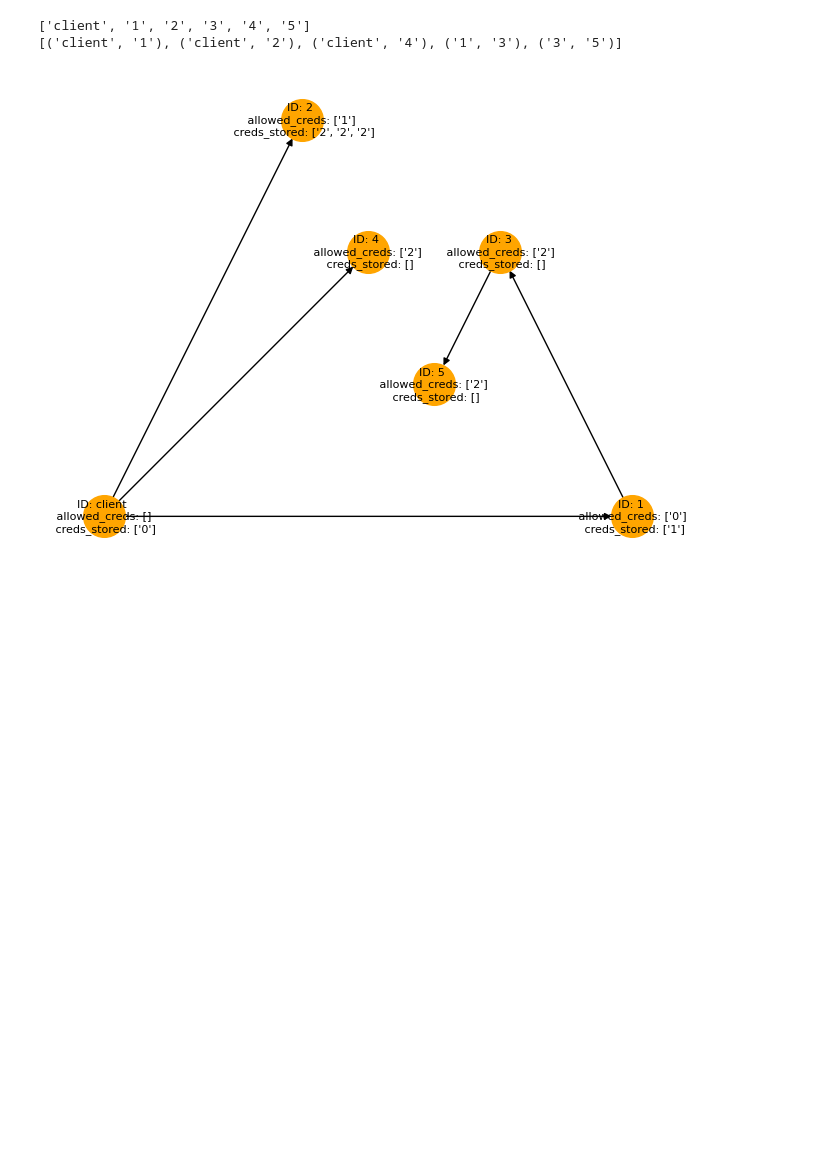
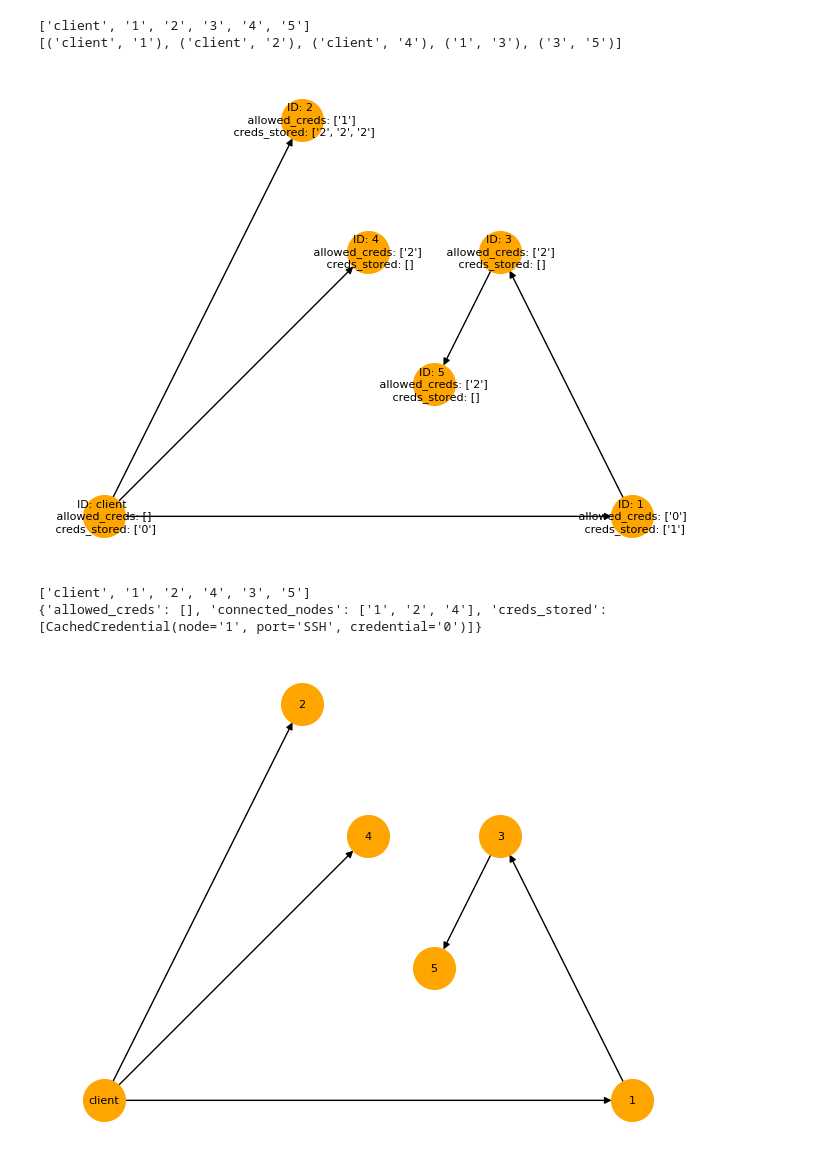
Before and after one commit to matthewScohen/CIRL-CyberBattleSim, a Jupyter notebook: notebooks/network-to-game-graph.ipynb, the cells around one changed output. Cells and saved outputs as stored; diff of their text form; code cells hidden in the pictures; blank space fills up the shorter version.

Commit message:
added code to serialize networks for importing into ggsolver

```diff
--- a/notebooks/network-to-game-graph.ipynb
+++ b/notebooks/network-to-game-graph.ipynb
@@ -114,5 +114,76 @@ pos = nx.planar_layout(network)
 nx.draw(network, pos=pos, with_labels=True, node_color="orange", node_size=900, labels=node_labels, font_size=8)
 # %% [output]
 [figure]
+# %%
+from networkx.readwrite import json_graph
+import json
+
+client_node = SimpleNode( name="client",
+                allowed_credentials =[],
+                connected_nodes =["1", "2", "4"],
+                leaked_credentials = [
+                    model.CachedCredential(node="1", port="SSH", credential="0")
+                ]
+               )
+simple_node_1 = SimpleNode( name="1",
+                allowed_credentials =["0"],
+                connected_nodes =["3"],
+                leaked_credentials = [
+                    model.CachedCredential(node="2", port="SSH", credential="1"),
+                ]
+               )
+simple_node_2 = SimpleNode( name="2",
+                allowed_credentials =["1"],
+                connected_nodes =[],
+                leaked_credentials = [
+                    model.CachedCredential(node="4", port="SSH", credential="2"),
+                    model.CachedCredential(node="3", port="SSH", credential="2"),
+                    model.CachedCredential(node="5", port="SSH", credential="2"),
+                ]
+               )
+simple_node_3 = SimpleNode( name="3",
+                allowed_credentials =["2"],
+                connected_nodes =["5"],
+                leaked_credentials = []
+               )
+simple_node_4 = SimpleNode( name="4",
+                allowed_credentials =["2"],
+                connected_nodes =[],
+                leaked_credentials = []
+               )
+
+simple_node_5 = SimpleNode( name="5",
+                allowed_credentials =["2"],
+                connected_nodes =[],
+                leaked_credentials = []
+               )
+nodes_list = [client_node, simple_node_1, simple_node_2, simple_node_3, simple_node_4, simple_node_5]
+
+def create_seralizable_network(simple_nodes):
+    """
+    Creates a network that can be seralized by json_graph.adjacency_data, the normal cbs networks use NodeInfo objects in the graphs and
+    they are not seralizable.
+    """
+    network = nx.DiGraph()
+    for simple_node in simple_nodes:
+        network.add_node(simple_node.name, allowed_creds=simple_node.allowed_credentials, connected_nodes=simple_node.connected_nodes, creds_stored=simple_node.leaked_credentials)
+        for connected_node in simple_node.connected_nodes:
+            network.add_edge(simple_node.name, connected_node)
+    return network
+
+network = create_seralizable_network(nodes_list)
+data = json_graph.adjacency_data(network)
+with open('network.json', 'w') as f:
+    json.dump(data, f)
+
+print(network.nodes)
+print(network.nodes["client"])
+
+pos = nx.planar_layout(network)
+nx.draw(network, pos=pos, with_labels=True, node_color="orange", node_size=900, font_size=8)
+# %% [output]
+['client', '1', '2', '4', '3', '5']
+{'allowed_creds': [], 'connected_nodes': ['1', '2', '4'], 'creds_stored': [CachedCredential(node='1', port='SSH', credential='0')]}
+[figure, added]
 # %%
 class State:
```
Also changed, not shown: parts of 1 cell of this notebook, 2 other files.
